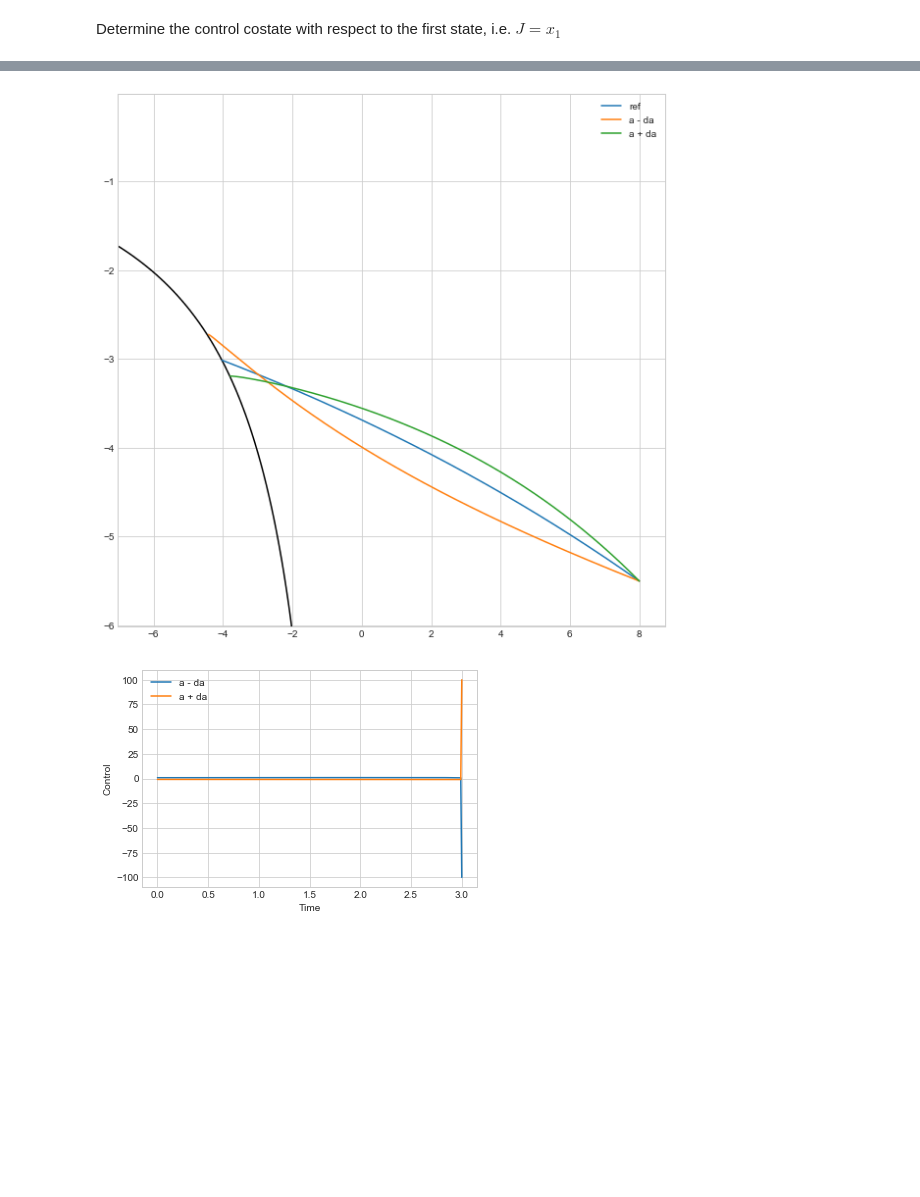
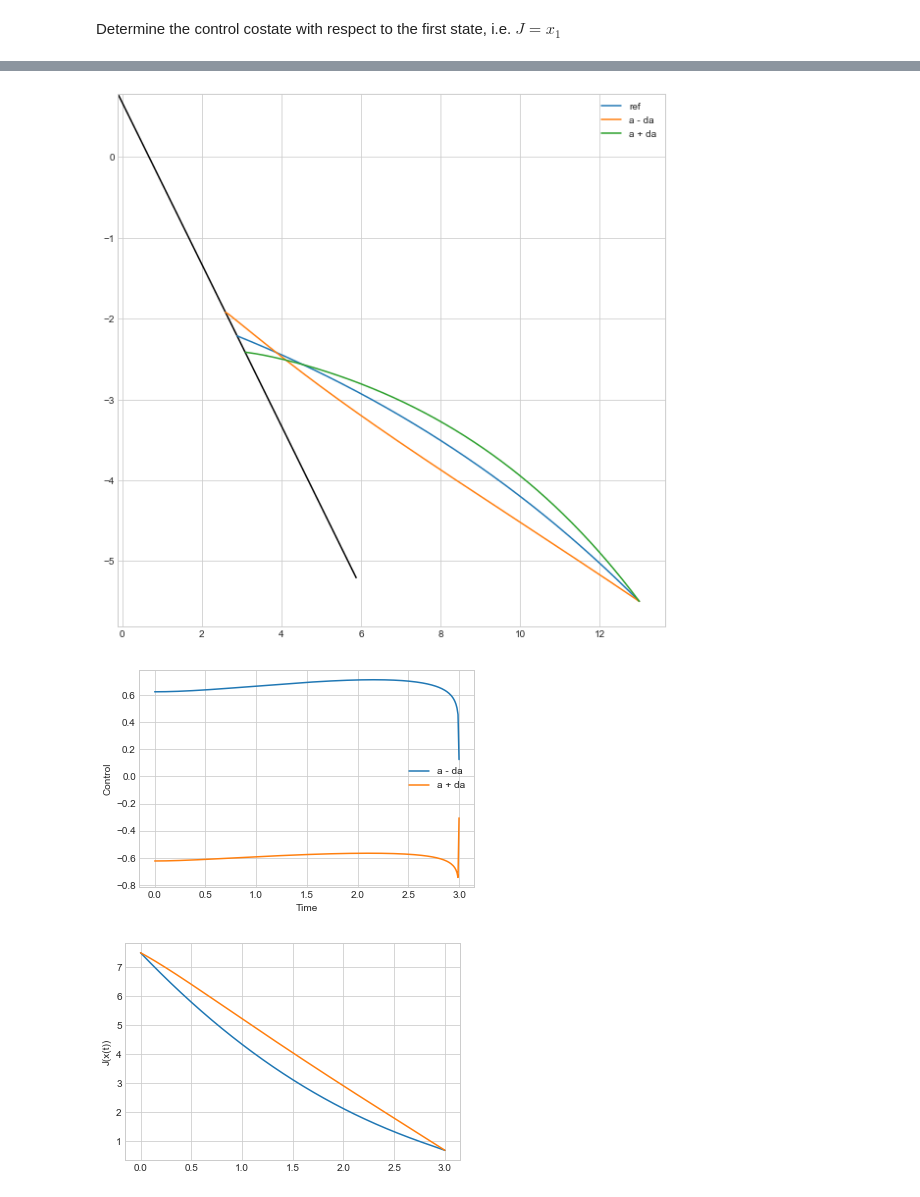
Before and after one commit to CDNoyes/EDL-Py, a Jupyter notebook: Sensitivity.ipynb, the cells around one changed output, grey strips where cells are left out. Cells and saved outputs as stored; diff of their text form; code cells hidden in the pictures; blank space fills up the shorter version.

```diff
--- a/Sensitivity.ipynb
+++ b/Sensitivity.ipynb
@@ -33,13 +29,13 @@ def dynamics(x, t, a, u=lambda t,x,a: 0, sqrt=pa.sqrt):
     return dx
 
 def jacobian(x, a):
-    return np.array([[0, 1, 0],[0, -2*a*pa.sqrt(1e-5+x[1]**2), -x[1]*pa.sqrt(1e-5+x[1]**2)],[0,0,0]])
+    return np.array([[0, 1, 0, 0],[0, -2*a*pa.sqrt(1e-5+x[1]**2), -x[1]*pa.sqrt(1e-5+x[1]**2), 1], [0,0,0,0], [0,0,0,0]])
 
 tf = 3
 t = np.linspace(0, tf, 300)
 
-x0 = [8, -5.5]
-a = 0.05
+x0 = [13, -5.5, 0, 0]
+a = 0.09
 # %% [markdown]
 Differential algebra solution
 # %%
@@ -152,10 +165,12 @@ class TPC:
 
         px = self.px(t)
         pu = self.pu(t)
-        if np.abs(pu) < 1e-3:
-            pu = np.sign(pu)*1e-3
-        if np.ndim(x) == 1 and np.ndim(a) == 0:
+        if np.abs(pu) < 1e-2:
+            pu = np.sign(pu)*1e-2
+        if pu == 0:
+            pu = 1.0e6
 
+        if np.ndim(x) == 1 and np.ndim(a) == 0:  # Scalar scenario
             dx = np.append(x-self.x(t), a-self.a)
             return self.u(t) - np.dot(dx, px)/pu
 
@@ -172,45 +187,53 @@ def Obj(xf):
 #     return xf[0]**2 + xf[1]**2  # match the manifold
 #     return xf[0]  # match position
 #     return xf[1]  # match velocity
-    return xf[0]*xf[1]
+#     return xf[0]*xf[1]
+    return xf[0] + xf[1]
 
-Xf = da.make([x[-1,0],x[-1,1], a], ['x1','x2','a'], 1)
-dJdx = da.gradient(Obj(Xf), ['x1','x2','a'])
+Xf = da.make([x[-1,0],x[-1,1], a, 0], names, 2)
+dJdx = da.gradient(Obj(Xf), names)
+Jxx = da.hessian(Obj(Xf), names)
 C = np.dot(dJdx, stmf)
 px = np.array([np.dot(C, si) for si in stmi])
-pu = np.array( [np.trapz(x=t[i:], y=px[i:, 1]) for i in range(t.size)])
-
-controller = TPC(t, x, np.zeros_like(t), a, 1*px, pu)  # The costates passed here determine the objective
-sat_controller = lambda t,x,a: np.clip(controller(t,x,a), -100, 100)
+# pu1 = np.array( [np.trapz(x=t[i:], y=px[i:, 1]) for i in range(t.size)])
+pu = px[:,3]
+# plt.plot(t, pu1, label='Adjoint')
+# plt.plot(t, pu, '--', label='STM based')
+# plt.legend()
+controller = TPC(t, x[:,:2], np.zeros_like(t), a, 1*px[:,:3], pu)  # The costates passed here determine the objective
+sat_controller = lambda t,x,a: np.clip(controller(t,x,a), -3, 3)
 # %%
 # Lets try just initial condition uncertainty, and just parametric uncertainty
 
 # Parametric Uncertainty
 
 plt.figure(1, figsize=(10,10))
 plt.plot(x.T[0], x.T[1], label='ref')
 
 X,Y = np.meshgrid(x[-1,0] + np.linspace(-1,1)*3,x[-1,1] + np.linspace(-1,1)*3)
 plt.contour(X, Y, Obj([X,Y]), [Obj(x[-1])], colors='k',alpha=1)
 
-
-
 for delta_a, label in zip([-0.05,  0.05], ["-","+"]):
-    xnew = odeint(dynamics, x0, t, args=(a+delta_a, sat_controller))
+    xnew = odeint(dynamics, x0[:2], t, args=(a+delta_a, sat_controller))
     unew = [sat_controller(ti, xi, a+delta_a) for ti,xi in zip(t,xnew)]
 
     plt.figure(1)
     plt.plot(xnew.T[0], xnew.T[1], label='a {} da'.format(label))
     plt.legend()
 
     plt.figure(2)
     plt.plot(t, unew, label='a {} da'.format(label))
     plt.xlabel('Time')
     plt.ylabel('Control')
     plt.legend()
 
+    plt.figure(3)
+    plt.plot(t, Obj(xnew.T))
+    plt.ylabel("J(x(t))")
+
 plt.show()
 # %% [output]
-[figure, old version]
+[figure, new version]
-[figure, old version]
+[figure, new version]
+[figure, added]
 # %% [markdown]
```
Also changed, not shown: parts of 14 cells of this notebook.
